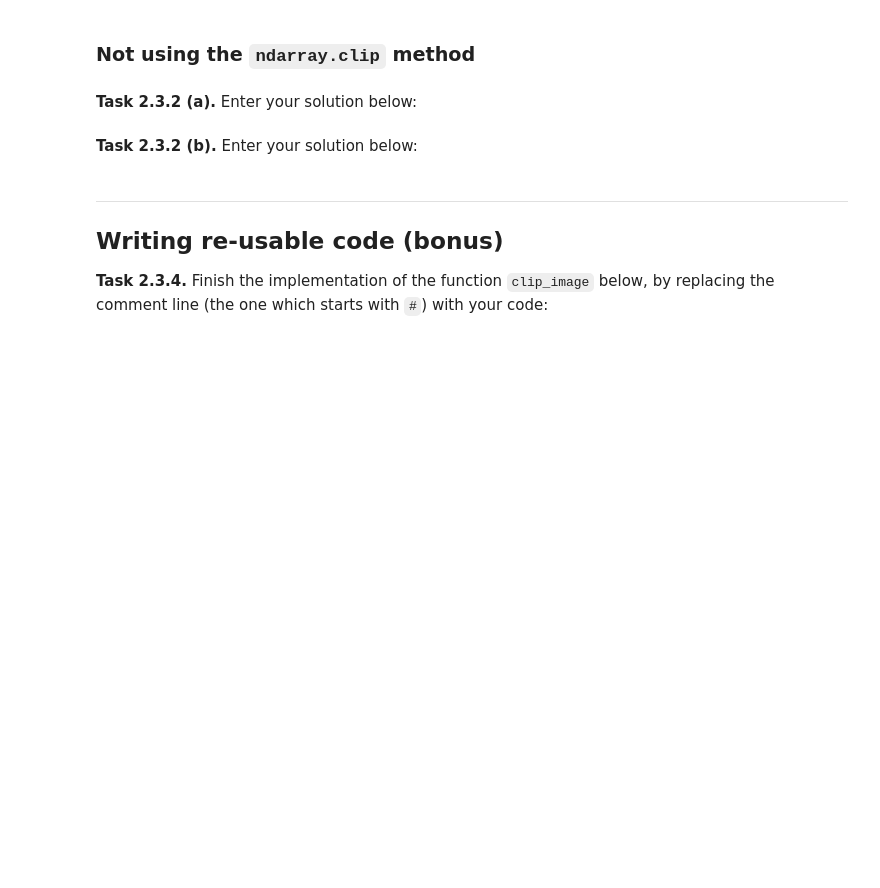
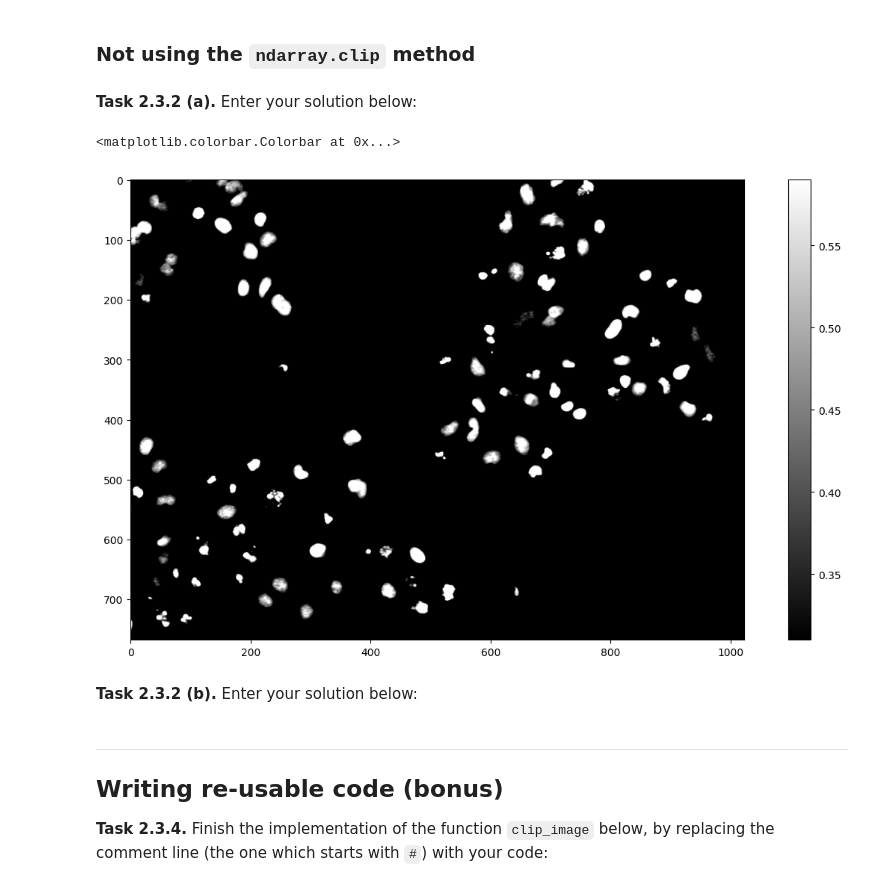
Before and after one commit to Amelie-Hoefchen/mobi-fs3-python, a Jupyter notebook: task2.ipynb, the cells around one changed output. Cells and saved outputs as stored; diff of their text form; code cells hidden in the pictures; blank space fills up the shorter version.

```diff
--- a/task2.ipynb
+++ b/task2.ipynb
@@ -52,6 +60,21 @@ T2 = 0.59
 ### Not using the `ndarray.clip` method
 # %% [markdown]
 **<a id="#">Task 2.3.2 (a).</a>** Enter your solution below:
+# %%
+img_copy2=img.copy()
+h,w = img.shape
+for i in range(h):
+    for j in range(w):
+        if img[i, j] < T1:
+            img_copy2[i,j]=T1
+        elif img[i,j] >T2:
+            img_copy2[i,j]= T2
+plt.figure(figsize=(15,8))
+plt.imshow(img_copy2, 'gray')
+plt.colorbar()
+# %% [output]
+<matplotlib.colorbar.Colorbar at 0x...>
+[figure, added]
 # %% [markdown]
 **<a id="#">Task 2.3.2 (b).</a>** Enter your solution below:
 # %% [markdown]
```
Also changed, not shown: parts of 1 cell of this notebook.
